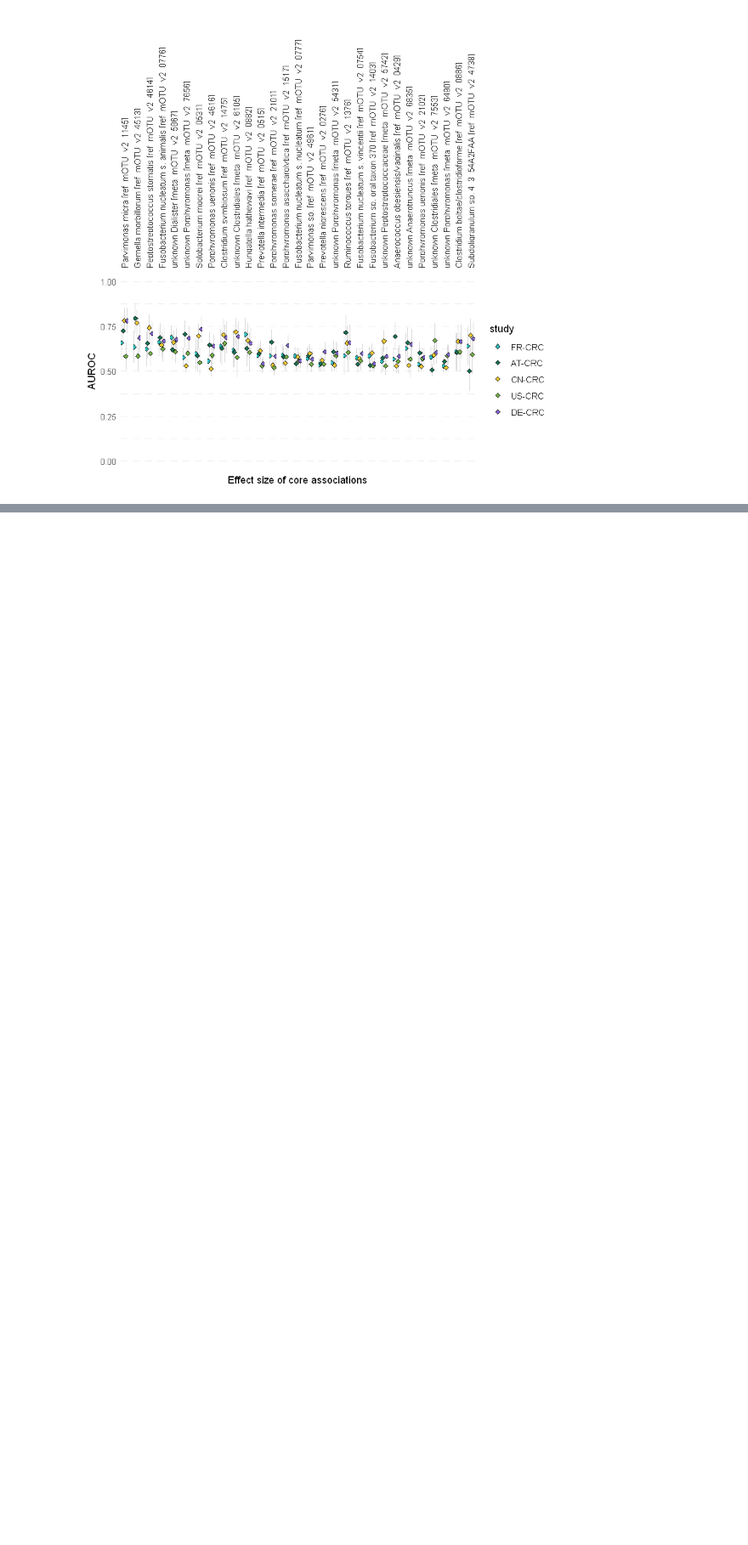
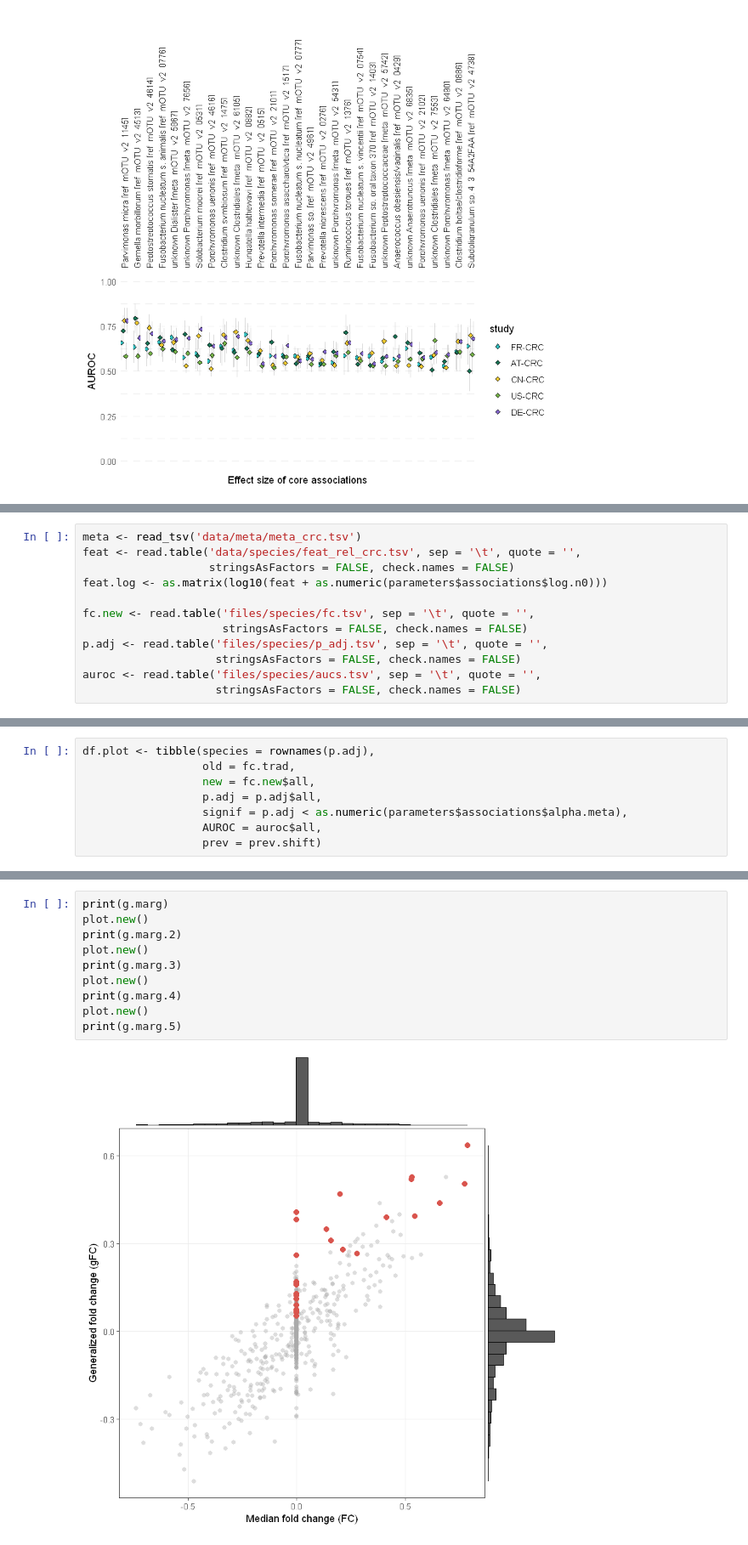
Before and after one commit to tungtokyo1108/Black-Box-Variational-Inference-for-Biological-computation, a Jupyter notebook: Data_Science_for_Medicine/Human_diseases/Cancer_disease/Marker_Analysis.ipynb, the cells around one changed output, grey strips where cells are left out. Shown at 85% size. Cells and saved outputs as stored; diff of their text form; blank space fills up the shorter version.

```diff
--- a/Data_Science_for_Medicine/Human_diseases/Cancer_disease/Marker_Analysis.ipynb
+++ b/Data_Science_for_Medicine/Human_diseases/Cancer_disease/Marker_Analysis.ipynb
@@ -333,0 +336,12 @@ g
+# %%
+meta <- read_tsv('data/meta/meta_crc.tsv')
+feat <- read.table('data/species/feat_rel_crc.tsv', sep = '\t', quote = '',
+                   stringsAsFactors = FALSE, check.names = FALSE)
+feat.log <- as.matrix(log10(feat + as.numeric(parameters$associations$log.n0)))
+
+fc.new <- read.table('files/species/fc.tsv', sep = '\t', quote = '',
+                     stringsAsFactors = FALSE, check.names = FALSE)
+p.adj <- read.table('files/species/p_adj.tsv', sep = '\t', quote = '',
+                    stringsAsFactors = FALSE, check.names = FALSE)
+auroc <- read.table('files/species/aucs.tsv', sep = '\t', quote = '',
+                    stringsAsFactors = FALSE, check.names = FALSE)
@@ -333,0 +398,8 @@ g
+# %%
+df.plot <- tibble(species = rownames(p.adj),
+                  old = fc.trad,
+                  new = fc.new$all,
+                  p.adj = p.adj$all,
+                  signif = p.adj < as.numeric(parameters$associations$alpha.meta),
+                  AUROC = auroc$all,
+                  prev = prev.shift)
@@ -333,0 +500,12 @@ g
+# %%
+print(g.marg)
+plot.new()
+print(g.marg.2)
+plot.new()
+print(g.marg.3)
+plot.new()
+print(g.marg.4)
+plot.new()
+print(g.marg.5)
+# %% [output]
+[figure, added]
```
Also changed, not shown: parts of 7 cells of this notebook.
